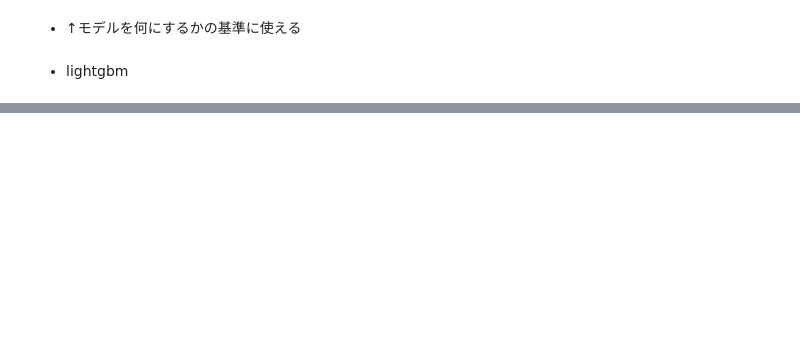
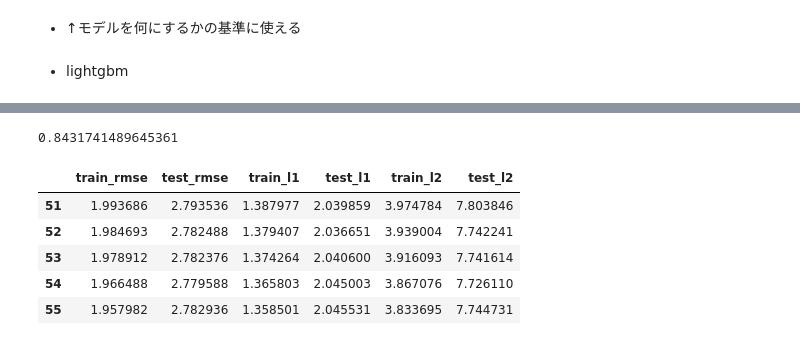
Before and after one commit to Tomoyuki-MURAYOSHI/Spark-jupyter, a Jupyter notebook: work/ML/2020-03-08/GradiantBoosting_test.ipynb, the cells around one changed output, grey strips where cells are left out. Cells and saved outputs as stored; diff of their text form; code cells hidden in the pictures; blank space fills up the shorter version.

```diff
--- a/work/ML/2020-03-08/GradiantBoosting_test.ipynb
+++ b/work/ML/2020-03-08/GradiantBoosting_test.ipynb
@@ -404,0 +447,23 @@ lgb.LGBMRegressor
+# %%
+r2_score(y_pred=gs_lgbm.predict(X_test), y_true=y_test)
+# %% [output]
+0.8431741489645361
+# %%
+eval_results_lgb_best = gs_lgbm.best_estimator_.steps[1][1].evals_result_
+
+df_eval_lgbm = pd.DataFrame({
+    "train_rmse": eval_results_lgb_best["valid_0"]["rmse"],
+    "test_rmse": eval_results_lgb_best["valid_1"]["rmse"],
+    "train_l1": eval_results_lgb_best["valid_0"]["l1"],
+    "test_l1": eval_results_lgb_best["valid_1"]["l1"],
+    "train_l2": eval_results_lgb_best["valid_0"]["l2"],
+    "test_l2": eval_results_lgb_best["valid_1"]["l2"],
+})
+df_eval_lgbm[-5:]
+# %% [output]
+|  | train_rmse | test_rmse | train_l1 | test_l1 | train_l2 | test_l2 |
+| 51 | 1.993686 | 2.793536 | 1.387977 | 2.039859 | 3.974784 | 7.803846 |
+| 52 | 1.984693 | 2.782488 | 1.379407 | 2.036651 | 3.939004 | 7.742241 |
+| 53 | 1.978912 | 2.782376 | 1.374264 | 2.040600 | 3.916093 | 7.741614 |
+| 54 | 1.966488 | 2.779588 | 1.365803 | 2.045003 | 3.867076 | 7.726110 |
+| 55 | 1.957982 | 2.782936 | 1.358501 | 2.045531 | 3.833695 | 7.744731 |
```
Also changed, not shown: parts of 17 cells of this notebook, 2 other files.
